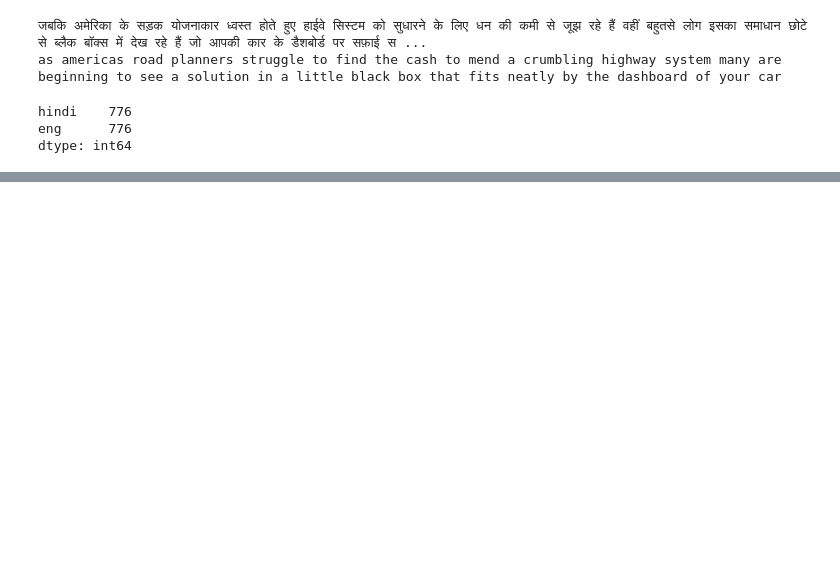
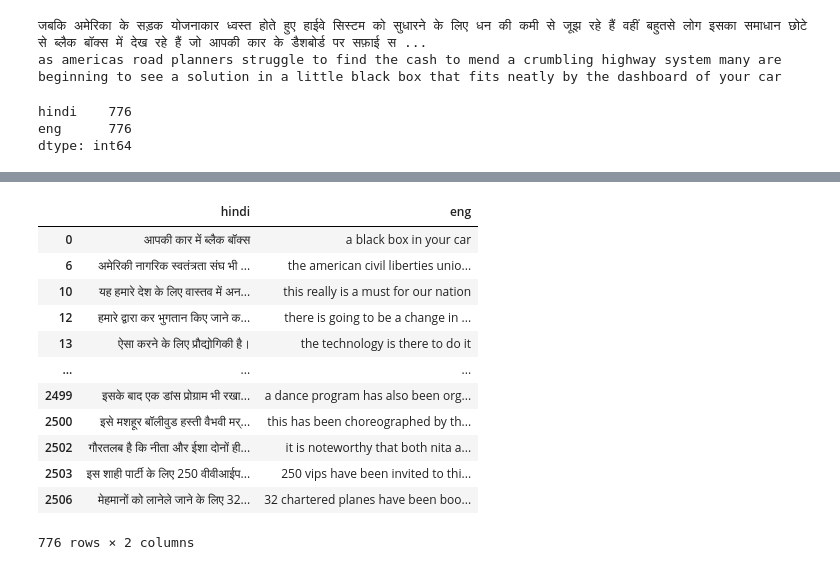
Before and after one commit to ASIF-Mahmud1/machine-translation, a Jupyter notebook: machine-learning/train/gpt/index.ipynb, the cells around one changed output, grey strips where cells are left out. Cells and saved outputs as stored; diff of their text form; code cells hidden in the pictures; blank space fills up the shorter version.

```diff
--- a/machine-learning/train/gpt/index.ipynb
+++ b/machine-learning/train/gpt/index.ipynb
@@ -114,0 +125,16 @@ print(response)
+# %%
+pool_oftexts
+# %% [output]
+|  | hindi | eng |
+| 0 | आपकी कार में ब्लैक बॉक्स | a black box in your car |
+| 6 | अमेरिकी नागरिक स्वतंत्रता संघ भी ... | the american civil liberties unio... |
+| 10 | यह हमारे देश के लिए वास्तव में अन... | this really is a must for our nation |
+| 12 | हमारे द्वारा कर भुगतान किए जाने क... | there is going to be a change in ... |
+| 13 | ऐसा करने के लिए प्रौद्योगिकी है। | the technology is there to do it |
+| ... | ... | ... |
+| 2499 | इसके बाद एक डांस प्रोग्राम भी रखा... | a dance program has also been org... |
+| 2500 | इसे मशहूर बॉलीवुड हस्ती वैभवी मर्... | this has been choreographed by th... |
+| 2502 | गौरतलब है कि नीता और ईशा दोनों ही... | it is noteworthy that both nita a... |
+| 2503 | इस शाही पार्टी के लिए 250 वीवीआईप... | 250 vips have been invited to thi... |
+| 2506 | मेहमानों को लानेले जाने के लिए 32... | 32 chartered planes have been boo... |
+776 rows × 2 columns
```
Also changed, not shown: parts of 14 cells of this notebook, 3 other files.
